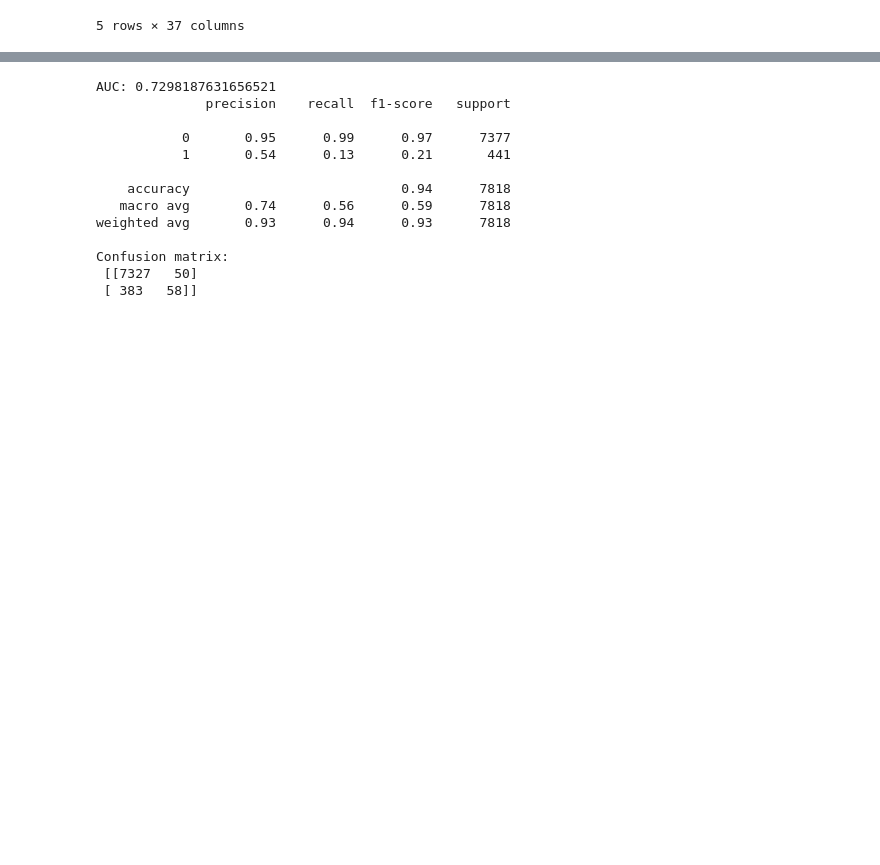
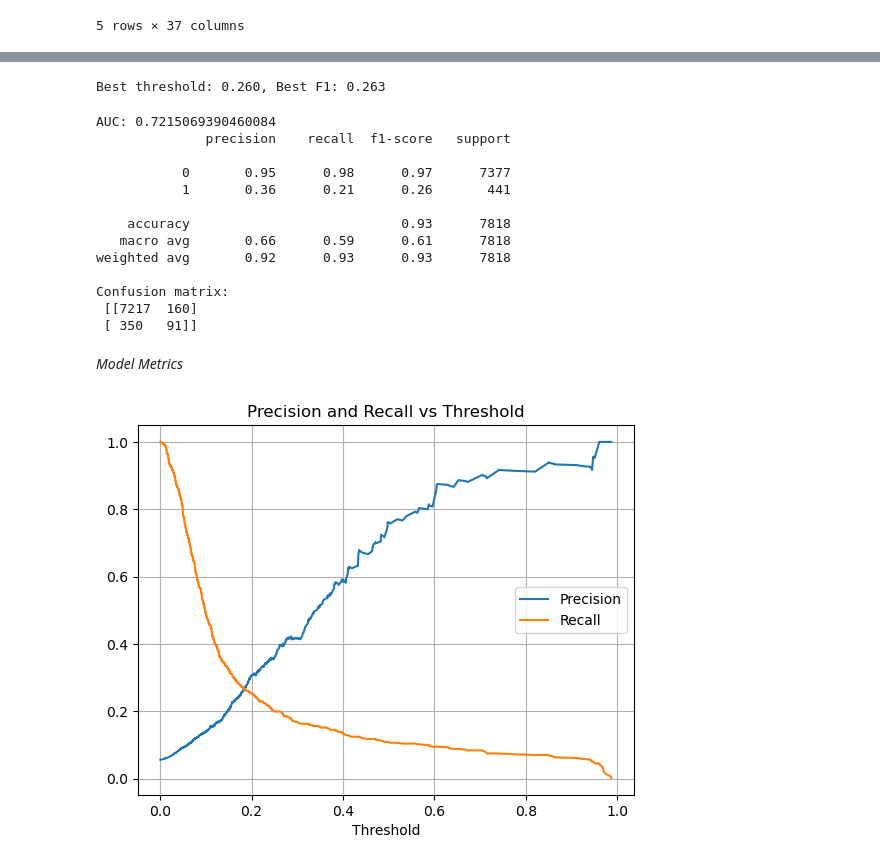
Before and after one commit to sophiaptk0809/311-pred, a Jupyter notebook: notebooks/high_risk_classification.ipynb, the cells around one changed output, grey strips where cells are left out. Drawn from its saved outputs; the diff is of its cells as text; code cells hidden in the pictures; blank space fills up the shorter version.

Commit message:
risk predict 更新, 最后一部分模型没完全跑完

```diff
--- a/notebooks/high_risk_classification.ipynb
+++ b/notebooks/high_risk_classification.ipynb
@@ -332,8 +463,25 @@ Confusion matrix:
 # %%
-# lightLGB模型
-lgb = LGBMClassifier(
-    class_weight='balanced',  # 或者设置 scale_pos_weight=int(neg_class / pos_class)
-    n_estimators=200,
-    learning_rate=0.1,
-    random_state=42
+lgb = LGBMClassifier(random_state=42, class_weight='balanced')
+param_dist = {
+    'num_leaves': [15, 31, 63],
+    'max_depth': [3, 5, 7, -1],
+    'learning_rate': [0.01, 0.05, 0.1],
+    'n_estimators': [100, 200, 500],
+    'subsample': [0.6, 0.8, 1.0],
+    'colsample_bytree': [0.6, 0.8, 1.0]
+}
+
+random_search = RandomizedSearchCV(
+    estimator=lgb,
+    param_distributions=param_dist,
+    n_iter=20,              # 搜索次数
+    scoring='f1',           # 根据 f1-score 优化
+    cv=3,                   # 3折交叉验证
+    verbose=1,
+    random_state=42,
+    n_jobs=-1
 )
+random_search.fit(X_train_resampled, y_train_resampled)
+
+print("Best parameters found:", random_search.best_params_)
+print("Best F1 Score from CV:", random_search.best_score_)
@@ -340,8 +511,5 @@ lgb = LGBMClassifier(
 # %%
-lgb.fit(X_train_resampled, y_train_resampled)
-y_prob = lgb.predict_proba(X_test_processed)[:, 1]
-# 改变 threshold（默认是0.5）
-threshold = 0.3  # 举例：提高 recall
+threshold = best_threshold
 y_pred_adjusted = (y_prob >= threshold).astype(int)
 print("AUC:", roc_auc_score(y_test, y_prob))
 print(classification_report(y_test, y_pred_adjusted))
@@ -401,22 +574,30 @@ XGBClassifier(base_score=None, booster=None, callbacks=None,
+# %%
+precision, recall, thresholds = precision_recall_curve(y_test, y_prob)
+f1 = 2 * (precision * recall) / (precision + recall + 1e-6)
+best_idx = f1.argmax()
+best_threshold = thresholds[best_idx]
+best_f1 = f1[best_idx]
+
+print(f"Best threshold: {best_threshold:.3f}, Best F1: {best_f1:.3f}")
+# %% [output]
+Best threshold: 0.260, Best F1: 0.263
 # %%
-y_prob = lgb.predict_proba(X_test_processed)[:, 1]
-# 改变 threshold（默认是0.5）
-threshold = 0.5  # 举例：提高 recall
+threshold = best_threshold
 y_pred_adjusted = (y_prob >= threshold).astype(int)
 print("AUC:", roc_auc_score(y_test, y_prob))
 print(classification_report(y_test, y_pred_adjusted))
 print("Confusion matrix:\n", confusion_matrix(y_test, y_pred_adjusted))
 # %% [output]
-AUC: 0.7298187631656521
+AUC: 0.7215069390460084
               precision    recall  f1-score   support
 
-           0       0.95      0.99      0.97      7377
-           1       0.54      0.13      0.21       441
+           0       0.95      0.98      0.97      7377
+           1       0.36      0.21      0.26       441
 
-    accuracy                           0.94      7818
-   macro avg       0.74      0.56      0.59      7818
-weighted avg       0.93      0.94      0.93      7818
+    accuracy                           0.93      7818
+   macro avg       0.66      0.59      0.61      7818
+weighted avg       0.92      0.93      0.93      7818
 
 Confusion matrix:
- [[7327   50]
- [ 383   58]]
+ [[7217  160]
+ [ 350   91]]
@@ -422,0 +609,15 @@ Confusion matrix:
+# %% [markdown]
+*Model Metrics*
+# %%
+#  lgb
+y_prob = lgb.predict_proba(X_test_processed)[:, 1]
+precision, recall, thresholds = precision_recall_curve(y_test, y_prob)
+plt.plot(thresholds, precision[:-1], label='Precision')
+plt.plot(thresholds, recall[:-1], label='Recall')
+plt.xlabel("Threshold")
+plt.legend()
+plt.title("Precision and Recall vs Threshold")
+plt.grid()
+plt.show()
+# %% [output]
+[figure, added]
```
Also changed, not shown: parts of 73 cells of this notebook.
